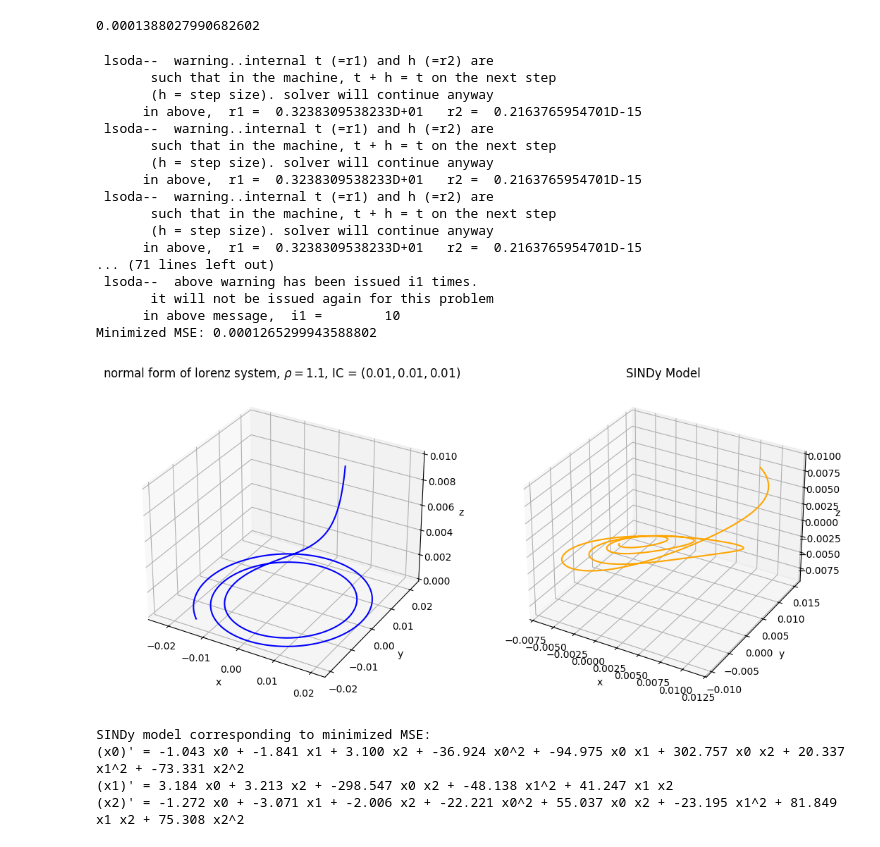
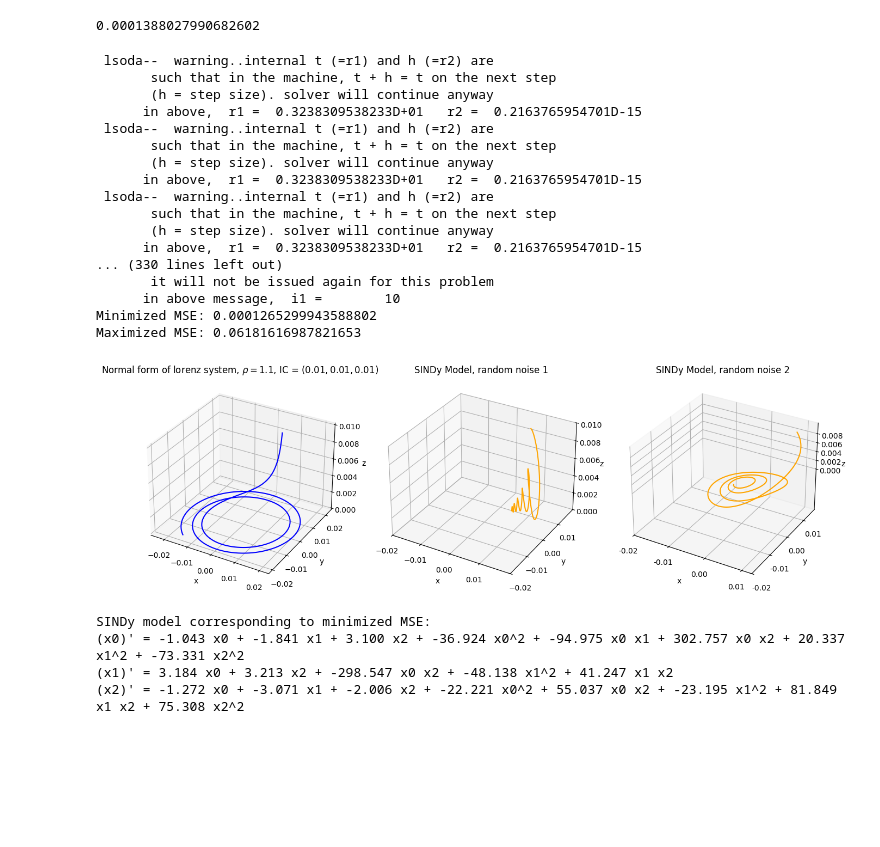
Before and after one commit to eklepitsch/amath575-final, a Jupyter notebook: src/LorenzNormalForm_Experiments.ipynb, the cells around one changed output. Saved outputs shown, nothing was run; the diff lists cells and outputs as text; code cells hidden in the pictures; blank space fills up the shorter version.

Commit message:
Update LorenzNormalForm_Experiments.ipynb
Update the final plot to compare the pysindy results between two different noise profiles.

```diff
--- a/src/LorenzNormalForm_Experiments.ipynb
+++ b/src/LorenzNormalForm_Experiments.ipynb
@@ -148,7 +148,9 @@ for i in range(0, num_iterations):
       mse_to_result_map[result.mse] = result
 
 minimized_mse = min(mse_to_result_map.keys())
+maximized_mse = max(mse_to_result_map.keys())
 print(f"Minimized MSE: {minimized_mse}")
+print(f"Maximized MSE: {maximized_mse}")
 # %% [output]
  lsoda--  warning..internal t (=r1) and h (=r2) are
        such that in the machine, t + h = t on the next step
@@ -162,32 +164,57 @@ print(f"Minimized MSE: {minimized_mse}")
        such that in the machine, t + h = t on the next step
        (h = step size). solver will continue anyway
       in above,  r1 =  0.3238309538233D+01   r2 =  0.2163765954701D-15
-... (71 lines left out)
- lsoda--  above warning has been issued i1 times.
+... (330 lines left out)
        it will not be issued again for this problem
       in above message,  i1 =        10
 Minimized MSE: 0.0001265299943588802
+Maximized MSE: 0.06181616987821653
 # %%
+minimized_mse = min(mse_to_result_map.keys())
+maximized_mse = max(mse_to_result_map.keys())
+
+almost_maximized_mse = sorted(mse_to_result_map.keys())[-3]
+
 # Finally, plot the results for the minimized MSE vs. the actual system
-fig = plt.figure(figsize=(11, 5))
+fig = plt.figure(figsize=(21, 5))
 ax0 = fig.add_subplot(121, projection = '3d')
 ax0.plot(*x_actual.T, color = 'blue', label = 'actual')
-ax0.set_title(rf"normal form of lorenz system, $\rho={rho}$, " +
+ax0.set_title(rf"Normal form of lorenz system, $\rho={rho}$, " +
               rf"IC = $({initial_condition[0]}, {initial_condition[1]}, {initial_condition[2]})$")
 ax0.set_xlabel("x"); ax0.set_ylabel("y"); ax0.set_zlabel("z")
 
-ax1 = fig.add_subplot(122, projection='3d')
-ax1.plot(*mse_to_result_map[minimized_mse].x_sindy.T, color = 'orange', label = 'SINDy')
-ax1.set_title("SINDy Model")
+ax1 = fig.add_subplot(132, projection='3d')
+ax1.plot(*mse_to_result_map[almost_maximized_mse].x_sindy.T, color = 'orange', label = 'SINDy')
+ax1.set_title("SINDy Model, random noise 1")
 ax1.set_xlabel("x"); ax1.set_ylabel("y"); ax1.set_zlabel("z", labelpad=1)
+ax1.set_xlim(-0.02, 0.02)
+ax1.set_ylim(-0.02, 0.02)
+ax1.set_zlim(0, 0.01)
+ax1.set_xticks(np.arange(-.02, .02, .01))
+ax1.set_yticks(np.arange(-.02, .02, .01))
+
+ax2 = fig.add_subplot(122, projection='3d')
+ax2.plot(*mse_to_result_map[minimized_mse].x_sindy.T, color = 'orange', label = 'SINDy')
+ax2.set_title("SINDy Model, random noise 2")
+ax2.set_xlabel("x"); ax2.set_ylabel("y"); ax2.set_zlabel("z", labelpad=1)
+#ax2.set_zlim(0, 0.01)
+ax2.set_xticks(np.arange(-.02, .02, .01))
+ax2.set_yticks(np.arange(-.02, .02, .01))
+ax2.set_zticks(np.arange(0, .01, .002))
+
+from matplotlib.ticker import FormatStrFormatter
+ax2.xaxis.set_major_formatter(FormatStrFormatter('%.2f'))
+ax2.yaxis.set_major_formatter(FormatStrFormatter('%.2f'))
+ax2.zaxis.set_major_formatter(FormatStrFormatter('%.3f'))
 
 plt.tight_layout()
 plt.show()
 
 print("SINDy model corresponding to minimized MSE:")
 mse_to_result_map[minimized_mse].model.print()
+fig.savefig('/home/evan/Downloads/lorenz-normal-form.pdf')
 # %% [output]
-[figure, old version]
+[figure, new version]
 SINDy model corresponding to minimized MSE:
 (x0)' = -1.043 x0 + -1.841 x1 + 3.100 x2 + -36.924 x0^2 + -94.975 x0 x1 + 302.757 x0 x2 + 20.337 x1^2 + -73.331 x2^2
 (x1)' = 3.184 x0 + 3.213 x2 + -298.547 x0 x2 + -48.138 x1^2 + 41.247 x1 x2
```
